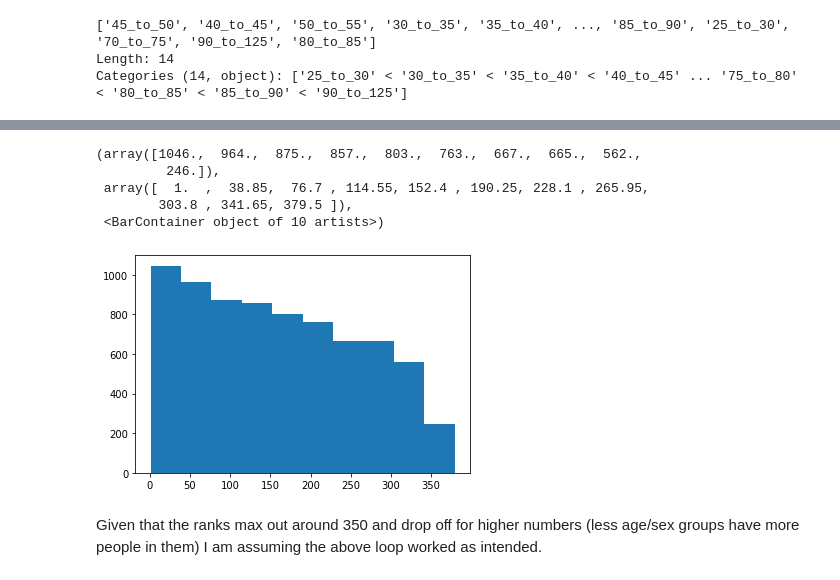
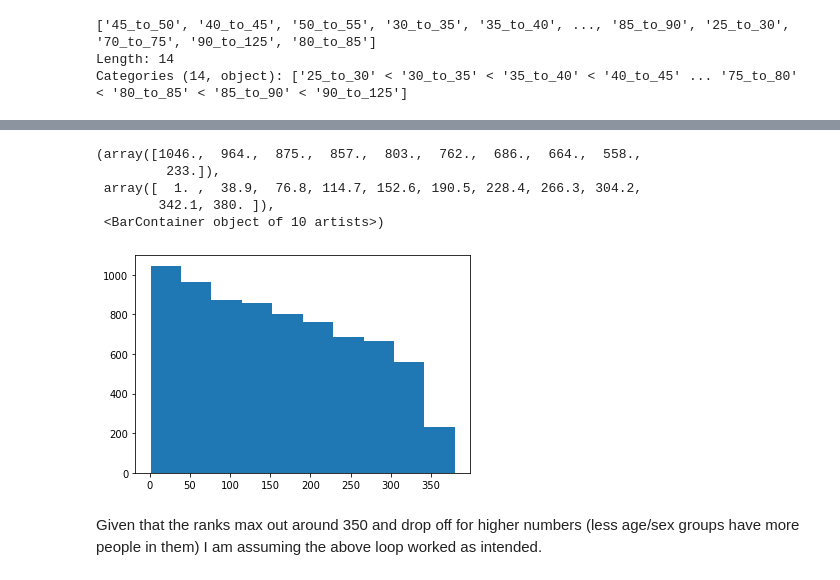
Before and after one commit to ihmeuw/vivarium_research_nih_us_cvd, a Jupyter notebook: PAF_interactive.ipynb, the cells around one changed output, grey strips where cells are left out. Drawn from its saved outputs; the diff is of its cells as text; code cells hidden in the pictures.

```diff
--- a/PAF_interactive.ipynb
+++ b/PAF_interactive.ipynb
@@ -84,6 +84,8 @@ data1 = pd.concat([pop1,
                    sim.get_value('high_ldl_cholesterol.exposure')(pop0.index).rename('ldl_exposure'),
                    sim.get_value('high_systolic_blood_pressure.propensity')(pop0.index).rename('sbp_propensity'),
                    sim.get_value('high_systolic_blood_pressure.exposure')(pop0.index).rename('sbp_exposure'),
+                   sim.get_value('high_fasting_plasma_glucose.propensity')(pop0.index).rename('fpg_propensity'),
+                   sim.get_value('high_fasting_plasma_glucose.exposure')(pop0.index).rename('fpg_exposure'),
                    sim.get_value('acute_myocardial_infarction.incidence_rate')(pop0.index).rename('mi_incidence'),
                    sim.get_value('acute_myocardial_infarction.incidence_rate.paf')(pop0.index).rename('mi_incidence_paf'),
                    sim.get_value('acute_ischemic_stroke.incidence_rate')(pop0.index).rename('stroke_incidence'),
@@ -111,13 +113,15 @@ Categories (14, object): ['25_to_30' < '30_to_35' < '35_to_40' < '40_to_45' ...
 # %%
 sex_list = (['Female','Male'])
 # %%
+%%capture --no-display
 data1_new = pd.DataFrame()
 for sex in [i for i in list(sex_list)]:
     for age in [j for j in list(data1.age_group.unique())]:
         data_current = data1.loc[(data1.sex == sex) & (data1.age_group == age)]
-        data_current['bmi_rank'] = data_current.bmi_exposure.rank()
-        data_current['ldl_rank'] = data_current.ldl_exposure.rank()
-        data_current['sbp_rank'] = data_current.sbp_exposure.rank()
+        data_current.loc[:,'bmi_rank'] = data_current.bmi_exposure.rank()
+        data_current.loc[:,'ldl_rank'] = data_current.ldl_exposure.rank()
+        data_current.loc[:,'sbp_rank'] = data_current.sbp_exposure.rank()
+        data_current.loc[:,'fpg_rank'] = data_current.fpg_exposure.rank()
         data1_new = data1_new.append(data_current)
 data1_new
 # %% [output]
@@ -154,12 +141,12 @@ See the caveats in the documentation: https://pandas.pydata.org/pandas-docs/stab
 # %%
-plt.hist(data1_new.bmi_rank)
+plt.hist(data1_new.fpg_rank)
 # %% [output]
-(array([1046.,  964.,  875.,  857.,  803.,  763.,  667.,  665.,  562.,
-         246.]),
- array([  1.  ,  38.85,  76.7 , 114.55, 152.4 , 190.25, 228.1 , 265.95,
-        303.8 , 341.65, 379.5 ]),
+(array([1046.,  964.,  875.,  857.,  803.,  762.,  686.,  664.,  558.,
+         233.]),
+ array([  1. ,  38.9,  76.8, 114.7, 152.6, 190.5, 228.4, 266.3, 304.2,
+        342.1, 380. ]),
  <BarContainer object of 10 artists>)
-[figure, old version]
+[figure, new version]
 # %% [markdown]
 Given that the ranks max out around 350 and drop off for higher numbers (less age/sex groups have more people in them) I am assuming the above loop worked as intended.
 # %%
```
Also changed, not shown: parts of 28 cells of this notebook.
